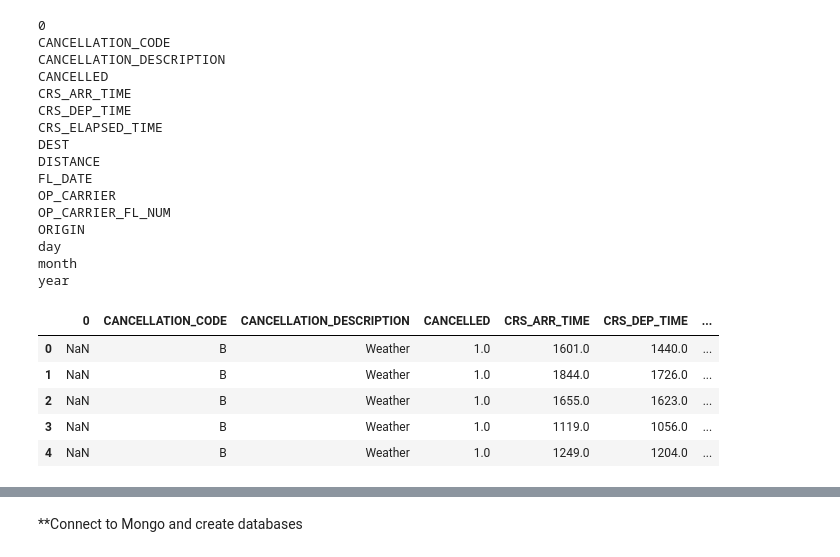
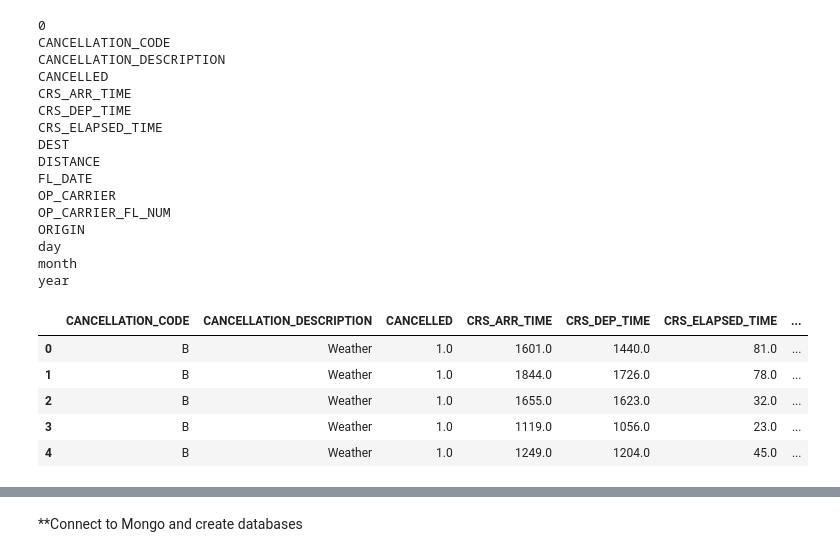
Before and after one commit to wzhu0815/Etl_Proj, a Jupyter notebook: Airline_delay.ipynb, the cells around one changed output, grey strips where cells are left out. Drawn from its saved outputs; the diff is of its cells as text; code cells hidden in the pictures.

```diff
--- a/Airline_delay.ipynb
+++ b/Airline_delay.ipynb
@@ -426,14 +460,3 @@ ORIGIN
 day
 month
 year
-# %%
-cancel3_df.rename(columns = {"0": "indexa"},
-          inplace = True)
-cancel3_df.head()
-# %% [output]
-|  | 0 | CANCELLATION_CODE | CANCELLATION_DESCRIPTION | CANCELLED | CRS_ARR_TIME | CRS_DEP_TIME | ... |
-| 0 | NaN | B | Weather | 1.0 | 1601.0 | 1440.0 | ... |
-| 1 | NaN | B | Weather | 1.0 | 1844.0 | 1726.0 | ... |
-| 2 | NaN | B | Weather | 1.0 | 1655.0 | 1623.0 | ... |
-| 3 | NaN | B | Weather | 1.0 | 1119.0 | 1056.0 | ... |
-| 4 | NaN | B | Weather | 1.0 | 1249.0 | 1204.0 | ... |
@@ -440 +466,11 @@ cancel3_df.head()
+# %%
+cancel4_df=cancel3_df.drop(cancel3_df.columns[0], axis = 1)
+cancel4_df.head()
+# %% [output]
+|  | CANCELLATION_CODE | CANCELLATION_DESCRIPTION | CANCELLED | CRS_ARR_TIME | CRS_DEP_TIME | CRS_ELAPSED_TIME | ... |
+| 0 | B | Weather | 1.0 | 1601.0 | 1440.0 | 81.0 | ... |
+| 1 | B | Weather | 1.0 | 1844.0 | 1726.0 | 78.0 | ... |
+| 2 | B | Weather | 1.0 | 1655.0 | 1623.0 | 32.0 | ... |
+| 3 | B | Weather | 1.0 | 1119.0 | 1056.0 | 23.0 | ... |
+| 4 | B | Weather | 1.0 | 1249.0 | 1204.0 | 45.0 | ... |
 # %%
```
Also changed, not shown: parts of 18 cells of this notebook, 7 other files.
